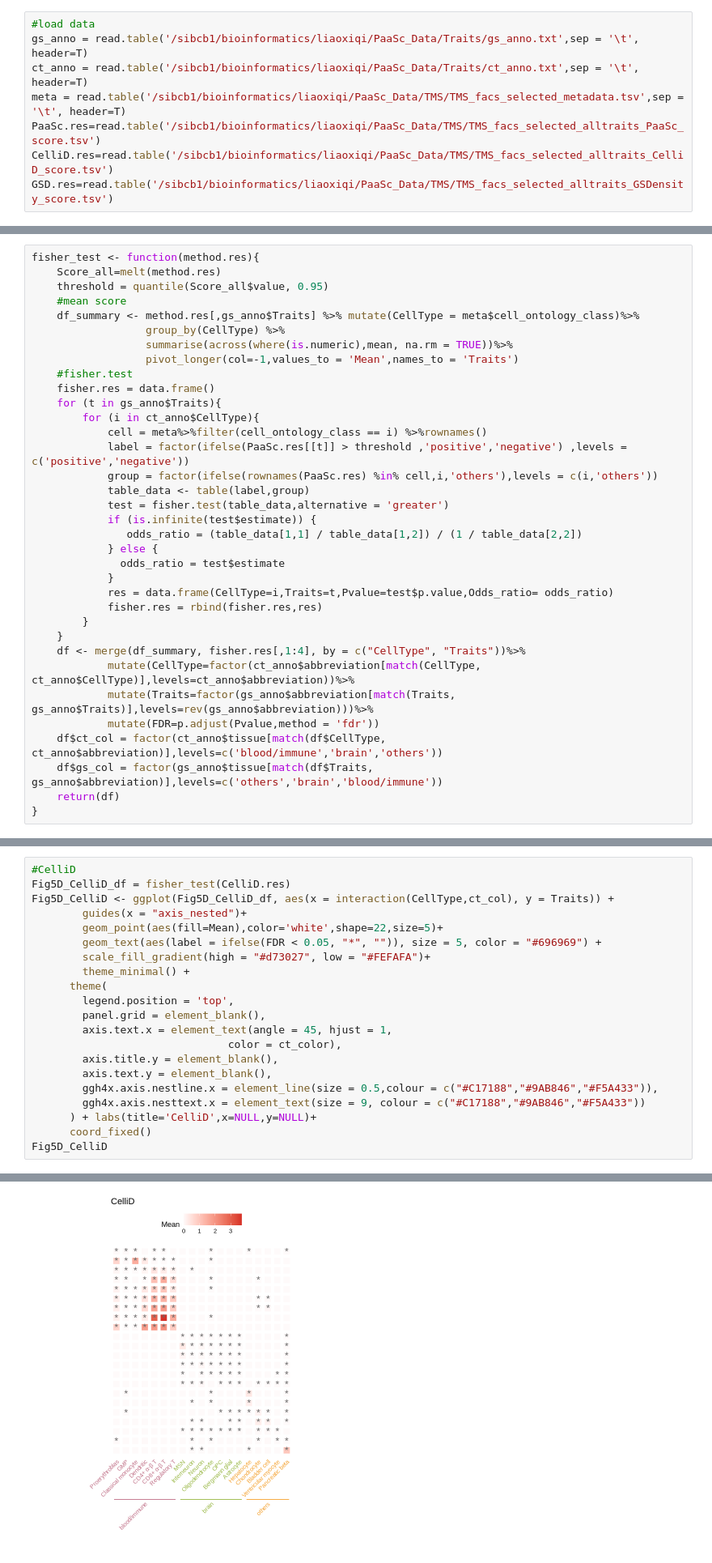
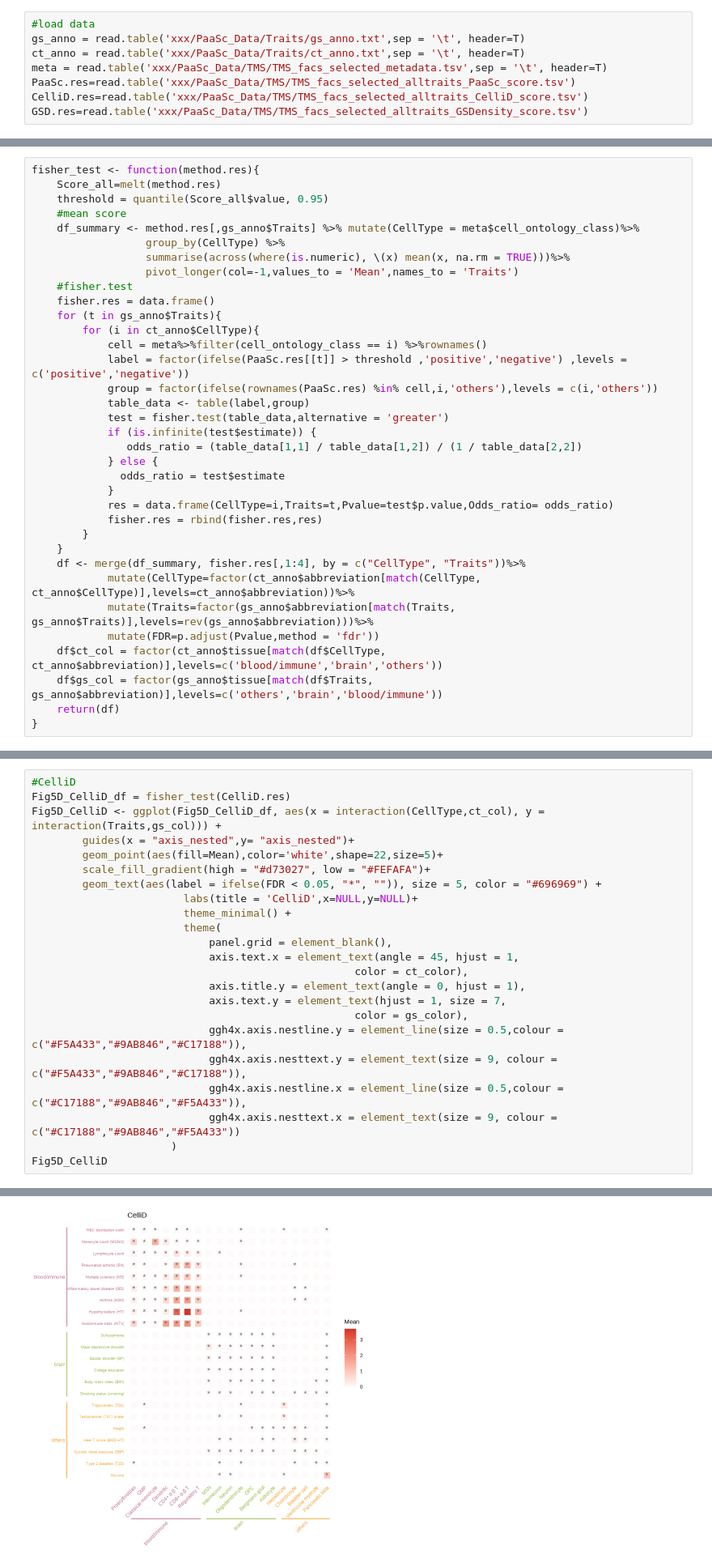
Before and after one commit to liaoxiqi/PaaSc_Scripts, a Jupyter notebook: Fig5/Fig5_plot.ipynb, the cells around one changed output, grey strips where cells are left out. Shown at 81% size. Saved outputs shown, nothing was run; the diff lists cells and outputs as text.

```diff
--- a/Fig5/Fig5_plot.ipynb
+++ b/Fig5/Fig5_plot.ipynb
@@ -8,12 +10,12 @@ Warning message:
 “replacing previous import ‘data.table::shift’ by ‘tictoc::shift’ when loading ‘CelliD’”
 # %%
 #load data
-gs_anno = read.table('/sibcb1/bioinformatics/liaoxiqi/PaaSc_Data/Traits/gs_anno.txt',sep = '\t', header=T)
-ct_anno = read.table('/sibcb1/bioinformatics/liaoxiqi/PaaSc_Data/Traits/ct_anno.txt',sep = '\t', header=T)
-meta = read.table('/sibcb1/bioinformatics/liaoxiqi/PaaSc_Data/TMS/TMS_facs_selected_metadata.tsv',sep = '\t', header=T)
-PaaSc.res=read.table('/sibcb1/bioinformatics/liaoxiqi/PaaSc_Data/TMS/TMS_facs_selected_alltraits_PaaSc_score.tsv')
-CelliD.res=read.table('/sibcb1/bioinformatics/liaoxiqi/PaaSc_Data/TMS/TMS_facs_selected_alltraits_CelliD_score.tsv')
-GSD.res=read.table('/sibcb1/bioinformatics/liaoxiqi/PaaSc_Data/TMS/TMS_facs_selected_alltraits_GSDensity_score.tsv')
+gs_anno = read.table('xxx/PaaSc_Data/Traits/gs_anno.txt',sep = '\t', header=T)
+ct_anno = read.table('xxx/PaaSc_Data/Traits/ct_anno.txt',sep = '\t', header=T)
+meta = read.table('xxx/PaaSc_Data/TMS/TMS_facs_selected_metadata.tsv',sep = '\t', header=T)
+PaaSc.res=read.table('xxx/PaaSc_Data/TMS/TMS_facs_selected_alltraits_PaaSc_score.tsv')
+CelliD.res=read.table('xxx/PaaSc_Data/TMS/TMS_facs_selected_alltraits_CelliD_score.tsv')
+GSD.res=read.table('xxx/PaaSc_Data/TMS/TMS_facs_selected_alltraits_GSDensity_score.tsv')
 # %% [markdown]
 Fig5A
 # %%
@@ -179,7 +166,7 @@ fisher_test <- function(method.res){
     #mean score
     df_summary <- method.res[,gs_anno$Traits] %>% mutate(CellType = meta$cell_ontology_class)%>%
                   group_by(CellType) %>%
-                  summarise(across(where(is.numeric),mean, na.rm = TRUE))%>%
+                  summarise(across(where(is.numeric), \(x) mean(x, na.rm = TRUE)))%>%
                   pivot_longer(col=-1,values_to = 'Mean',names_to = 'Traits')
     #fisher.test
     fisher.res = data.frame()
@@ -339,23 +280,25 @@ Warning message in grid.Call.graphics(C_text, as.graphicsAnnot(x$label), x$x, x$
 # %%
 #CelliD
 Fig5D_CelliD_df = fisher_test(CelliD.res)
-Fig5D_CelliD <- ggplot(Fig5D_CelliD_df, aes(x = interaction(CellType,ct_col), y = Traits)) +
-        guides(x = "axis_nested")+
+Fig5D_CelliD <- ggplot(Fig5D_CelliD_df, aes(x = interaction(CellType,ct_col), y = interaction(Traits,gs_col))) +
+        guides(x = "axis_nested",y= "axis_nested")+
         geom_point(aes(fill=Mean),color='white',shape=22,size=5)+
+        scale_fill_gradient(high = "#d73027", low = "#FEFAFA")+
         geom_text(aes(label = ifelse(FDR < 0.05, "*", "")), size = 5, color = "#696969") +
-        scale_fill_gradient(high = "#d73027", low = "#FEFAFA")+
-        theme_minimal() +
-      theme(
-        legend.position = 'top',
-        panel.grid = element_blank(),
-        axis.text.x = element_text(angle = 45, hjust = 1,
-                               color = ct_color),
-        axis.title.y = element_blank(),
-        axis.text.y = element_blank(),
-        ggh4x.axis.nestline.x = element_line(size = 0.5,colour = c("#C17188","#9AB846","#F5A433")),
-        ggh4x.axis.nesttext.x = element_text(size = 9, colour = c("#C17188","#9AB846","#F5A433"))
-      ) + labs(title='CelliD',x=NULL,y=NULL)+
-      coord_fixed()
+                        labs(title = 'CelliD',x=NULL,y=NULL)+
+                        theme_minimal() +
+                        theme(
+                            panel.grid = element_blank(),
+                            axis.text.x = element_text(angle = 45, hjust = 1,
+                                                   color = ct_color),
+                            axis.title.y = element_text(angle = 0, hjust = 1),
+                            axis.text.y = element_text(hjust = 1, size = 7,
+                                                   color = gs_color),
+                            ggh4x.axis.nestline.y = element_line(size = 0.5,colour = c("#F5A433","#9AB846","#C17188")),
+                            ggh4x.axis.nesttext.y = element_text(size = 9, colour = c("#F5A433","#9AB846","#C17188")),
+                            ggh4x.axis.nestline.x = element_line(size = 0.5,colour = c("#C17188","#9AB846","#F5A433")),
+                            ggh4x.axis.nesttext.x = element_text(size = 9, colour = c("#C17188","#9AB846","#F5A433"))
+                      )
 Fig5D_CelliD
 # %% [output]
 No id variables; using all as measure variables
@@ -378 +318 @@ Warning message in grid.Call.graphics(C_text, as.graphicsAnnot(x$label), x$x, x$
-[figure, old version]
+[figure, new version]
```
Also changed, not shown: parts of 7 cells of this notebook.
